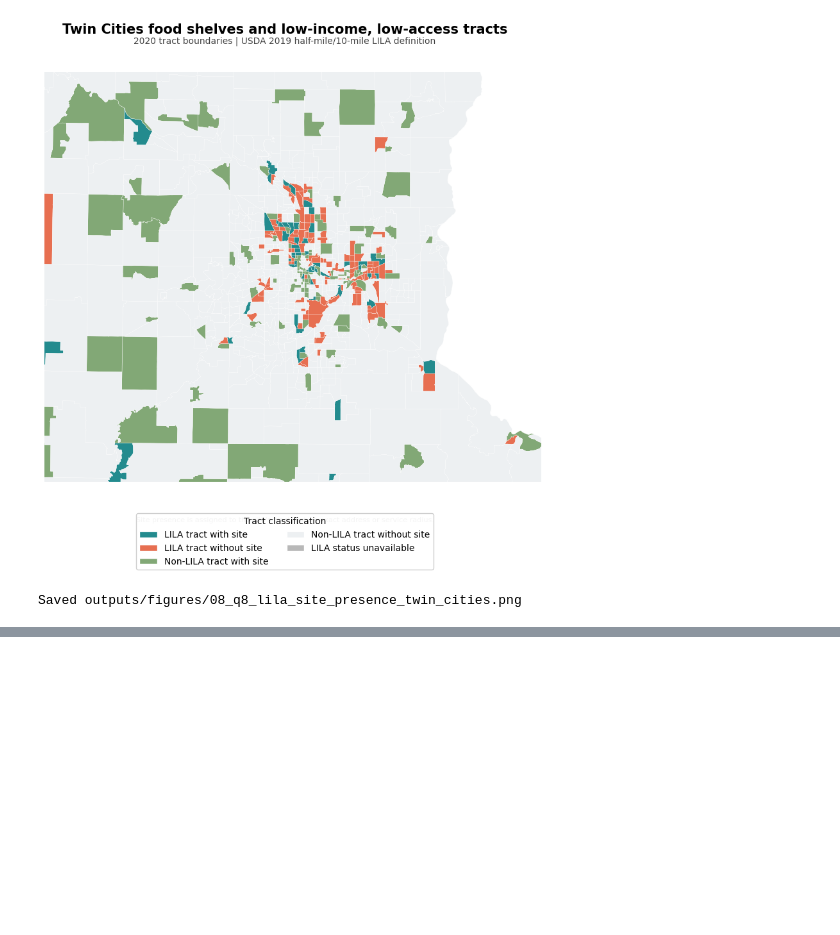
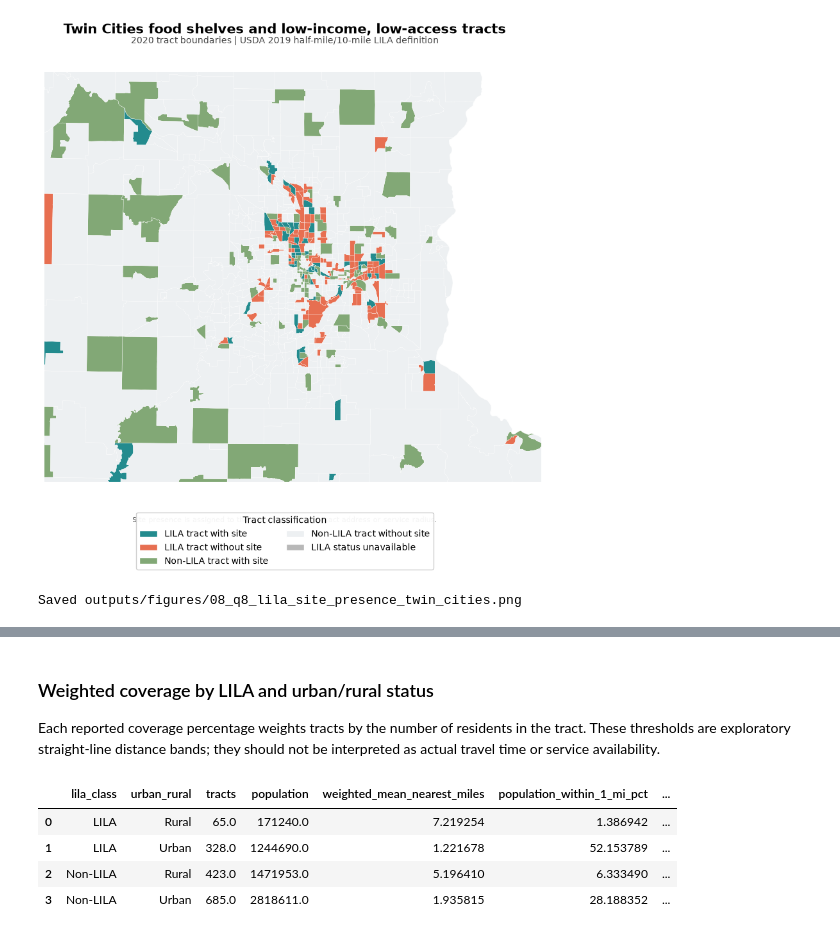
Before and after one commit to dhyan95/MinneMUDAC, a Jupyter notebook: notebooks/q8_exploration.ipynb, the cells around one changed output, grey strips where cells are left out. Drawn from its saved outputs; the diff is of its cells as text; code cells hidden in the pictures; blank space fills up the shorter version.

Commit message:
Expand Q8 exploratory access analysis
Co-authored-by: Copilot App <223556219+Copilot@users.noreply.github.com>

```diff
--- a/notebooks/q8_exploration.ipynb
+++ b/notebooks/q8_exploration.ipynb
@@ -12,9 +12,11 @@ import sys
 
 import geopandas as gpd
 import matplotlib.pyplot as plt
+import numpy as np
 import pandas as pd
 from matplotlib.patches import Patch
 from shapely.geometry import box
+from scipy.spatial.distance import cdist
 
 # Find the repository root so the notebook works from the repo or notebooks/.
 ROOT = next((p for p in [Path.cwd(), *Path.cwd().parents]
@@ -27,11 +29,16 @@ import config as C
 BOUNDARIES = (C.EXTERNAL / "census" / "tract" / "tl_2020_27_tract"
               / "tl_2020_27_tract.shp")
 LILA_DATA = C.PROCESSED / "lila_tracts_2020.parquet"
+ATLAS_2010 = C.PROCESSED / "lila_tracts_2010.parquet"
+RELATIONSHIP = C.EXTERNAL / "census" / "relationship" / "tab20_tract20_tract10_st27.txt"
+POP_CENTERS = C.EXTERNAL / "census" / "gazetteer" / "CenPop2020_Mean_TR27.txt"
+TRACT_GAZETTEER = C.EXTERNAL / "census" / "gazetteer" / "2026_Gaz_tracts_national.txt"
 LILA_FLAG = "LILATracts_halfAnd10"
 STATEWIDE_OUTPUT = C.FIG / "08_q8_lila_site_presence.png"
 TWIN_CITIES_OUTPUT = C.FIG / "08_q8_lila_site_presence_twin_cities.png"
 TWIN_CITIES_BOUNDS = (-94.15, 44.45, -92.45, 45.45)
 
-for path in (BOUNDARIES, LILA_DATA, C.P_SITES):
+for path in (BOUNDARIES, LILA_DATA, ATLAS_2010, RELATIONSHIP,
+             POP_CENTERS, TRACT_GAZETTEER, C.P_SITES):
     if not path.exists():
         raise FileNotFoundError(f"Required Q8 input not found: {path}")
@@ -202,0 +366,35 @@ All maps use the same tract classifications. Source inputs are the processed sit
+# %% [markdown]
+### Weighted coverage by LILA and urban/rural status
+
+Each reported coverage percentage weights tracts by the number of residents in the tract. These thresholds are exploratory straight-line distance bands; they should not be interpreted as actual travel time or service availability.
+# %%
+def summarize_coverage(group):
+    group = group[group["population"].gt(0) & group["nearest_site_miles"].notna()]
+    if group.empty:
+        return pd.Series({"tracts": 0, "population": 0,
+                          "weighted_mean_nearest_miles": np.nan,
+                          **{f"population_within_{cutoff}_mi_pct": np.nan
+                             for cutoff in (1, 5, 10)}})
+    weights = group["population"].to_numpy(dtype=float)
+    miles = group["nearest_site_miles"].to_numpy(dtype=float)
+    total_population = weights.sum()
+    return pd.Series({
+        "tracts": len(group),
+        "population": int(total_population),
+        "weighted_mean_nearest_miles": np.average(miles, weights=weights),
+        **{f"population_within_{cutoff}_mi_pct": 100 * weights[miles <= cutoff].sum() / total_population
+           for cutoff in (1, 5, 10)},
+    })
+
+coverage = (distance_data[distance_data["lila_class"].ne("Unavailable")
+                          & distance_data["urban_rural"].ne("Unavailable")]
+            .groupby(["lila_class", "urban_rural"], observed=True)
+            .apply(summarize_coverage, include_groups=False)
+            .reset_index())
+coverage
+# %% [output]
+|  | lila_class | urban_rural | tracts | population | weighted_mean_nearest_miles | population_within_1_mi_pct | ... |
+| 0 | LILA | Rural | 65.0 | 171240.0 | 7.219254 | 1.386942 | ... |
+| 1 | LILA | Urban | 328.0 | 1244690.0 | 1.221678 | 52.153789 | ... |
+| 2 | Non-LILA | Rural | 423.0 | 1471953.0 | 5.196410 | 6.333490 | ... |
+| 3 | Non-LILA | Urban | 685.0 | 2818611.0 | 1.935815 | 28.188352 | ... |
```
Also changed, not shown: parts of 18 cells of this notebook, 3 other files.
